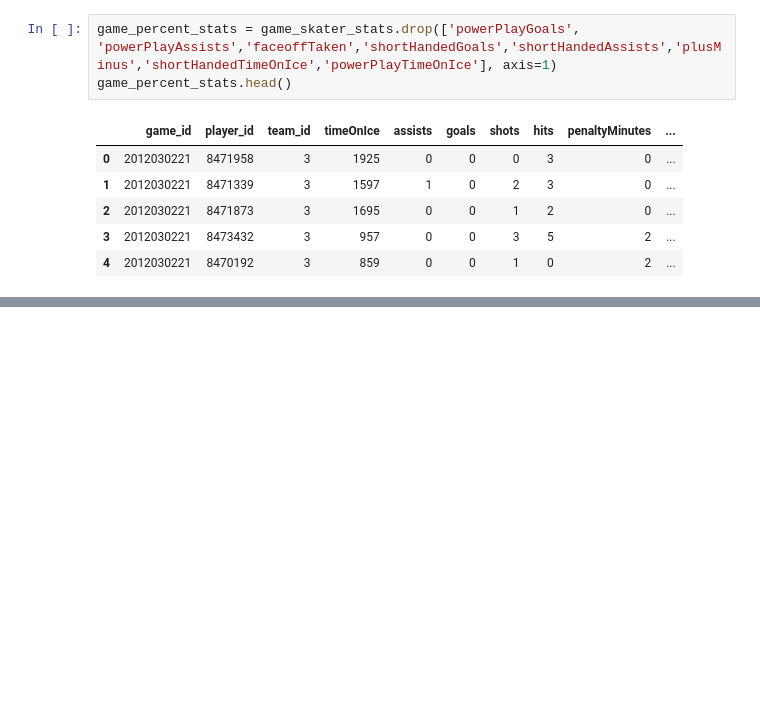
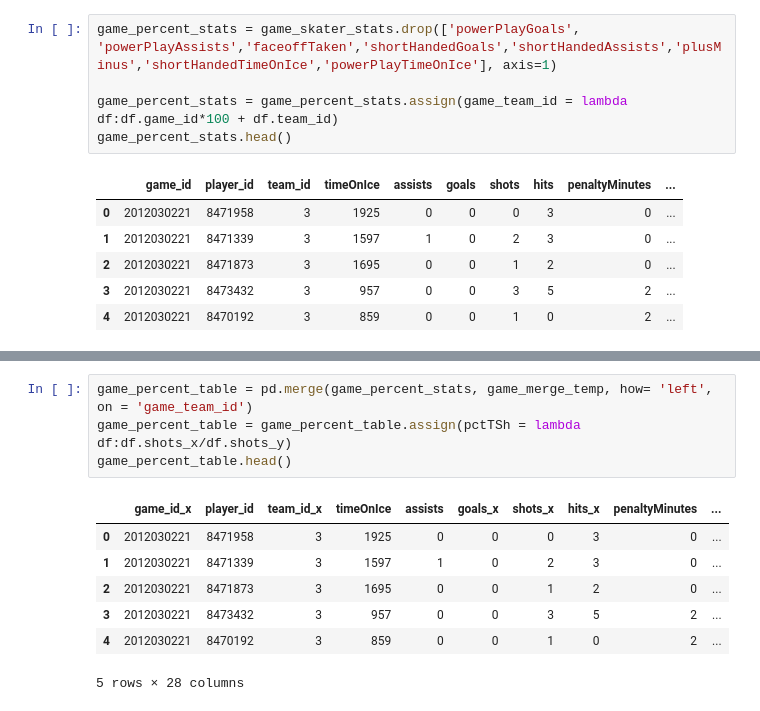
Before and after one commit to UCB-INFO-PYTHON/project_2_Bergan_Biseda_Hardy, a Jupyter notebook: mike_11_24_2018.ipynb, the cells around one changed output, grey strips where cells are left out. Cells and saved outputs as stored; diff of their text form; blank space fills up the shorter version.

```diff
--- a/mike_11_24_2018.ipynb
+++ b/mike_11_24_2018.ipynb
@@ -529,6 +529,8 @@ game_skater_stats.head()
 5 rows × 22 columns
 # %%
 game_percent_stats = game_skater_stats.drop(['powerPlayGoals', 'powerPlayAssists','faceoffTaken','shortHandedGoals','shortHandedAssists','plusMinus','shortHandedTimeOnIce','powerPlayTimeOnIce'], axis=1)
+
+game_percent_stats = game_percent_stats.assign(game_team_id = lambda df:df.game_id*100 + df.team_id)
 game_percent_stats.head()
 # %% [output]
 |  | game_id | player_id | team_id | timeOnIce | assists | goals | shots | hits | penaltyMinutes | ... |
@@ -548,3 +551,15 @@ game_merge_temp.head()
 | 2 | 2012030222 | 3 | away | False | REG | 2 | 37 | 33 | 11 | ... |
 | 3 | 2012030222 | 6 | home | True | REG | 5 | 32 | 36 | 19 | ... |
 | 4 | 2012030223 | 6 | away | True | REG | 2 | 34 | 28 | 6 | ... |
+# %%
+game_percent_table = pd.merge(game_percent_stats, game_merge_temp, how= 'left', on = 'game_team_id')
+game_percent_table = game_percent_table.assign(pctTSh = lambda df:df.shots_x/df.shots_y)
+game_percent_table.head()
+# %% [output]
+|  | game_id_x | player_id | team_id_x | timeOnIce | assists | goals_x | shots_x | hits_x | penaltyMinutes | ... |
+| 0 | 2012030221 | 8471958 | 3 | 1925 | 0 | 0 | 0 | 3 | 0 | ... |
+| 1 | 2012030221 | 8471339 | 3 | 1597 | 1 | 0 | 2 | 3 | 0 | ... |
+| 2 | 2012030221 | 8471873 | 3 | 1695 | 0 | 0 | 1 | 2 | 0 | ... |
+| 3 | 2012030221 | 8473432 | 3 | 957 | 0 | 0 | 3 | 5 | 2 | ... |
+| 4 | 2012030221 | 8470192 | 3 | 859 | 0 | 0 | 1 | 0 | 2 | ... |
+5 rows × 28 columns
```
Also changed, not shown: parts of 5 cells of this notebook.
